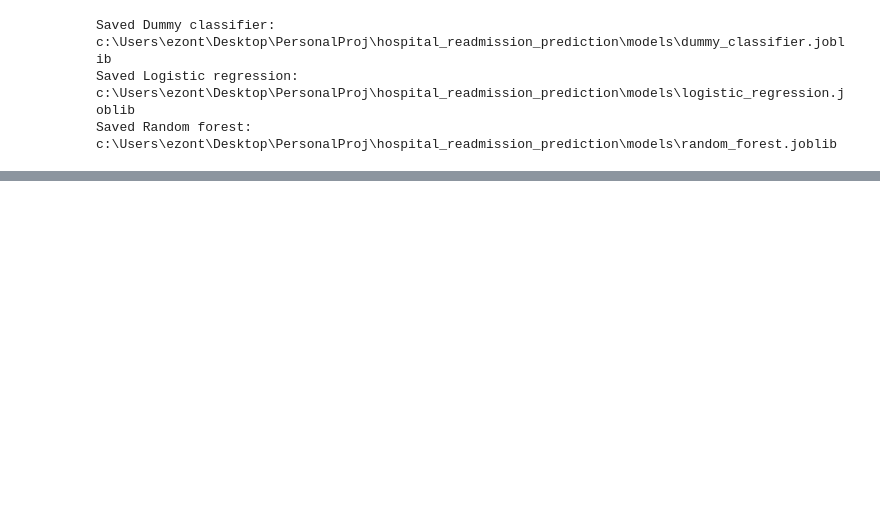
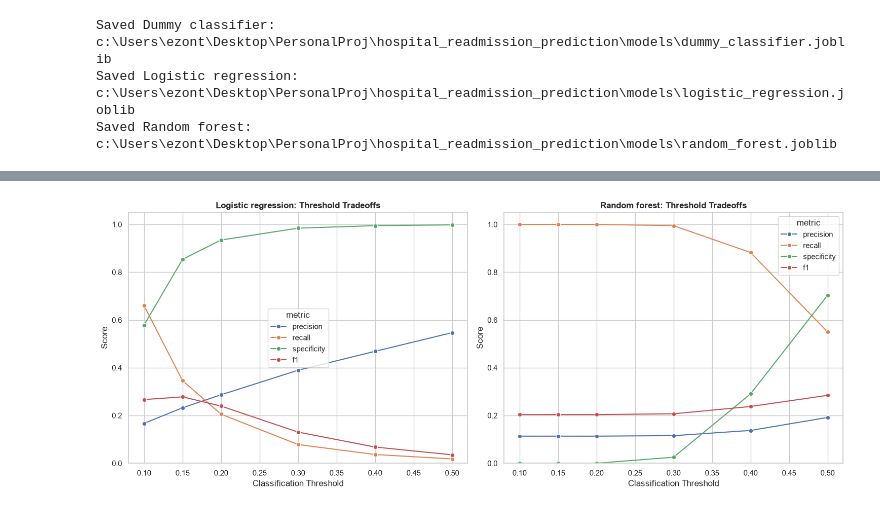
Before and after one commit to adanyabaileyportfolio/hospital_readmission_prediction, a Jupyter notebook: notebooks/03_modeling.ipynb, the cells around one changed output, grey strips where cells are left out. Drawn from its saved outputs; the diff is of its cells as text; code cells hidden in the pictures; blank space fills up the shorter version.

```diff
--- a/notebooks/03_modeling.ipynb
+++ b/notebooks/03_modeling.ipynb
@@ -347,0 +587,46 @@ Saved Random forest: c:\Users\ezont\Desktop\PersonalProj\hospital_readmission_pr
+# %%
+threshold_plot_data = threshold_results.melt(
+    id_vars=["model", "threshold"],
+    value_vars=["precision", "recall", "specificity", "f1"],
+    var_name="metric",
+    value_name="score"
+)
+
+fig, axes = plt.subplots(1, 2, figsize=(15, 6))
+
+for ax, model_name in zip(
+    axes,
+    ["Logistic regression", "Random forest"]
+):
+    model_data = threshold_plot_data[
+        threshold_plot_data["model"] == model_name
+    ]
+
+    sns.lineplot(
+        data=model_data,
+        x="threshold",
+        y="score",
+        hue="metric",
+        marker="o",
+        ax=ax
+    )
+
+    ax.set_title(
+        f"{model_name}: Threshold Tradeoffs",
+        fontweight="bold"
+    )
+    ax.set_xlabel("Classification Threshold")
+    ax.set_ylabel("Score")
+    ax.set_ylim(0, 1.05)
+
+plt.tight_layout()
+
+plt.savefig(
+    figures_path / "threshold_tradeoffs.png",
+    dpi=300,
+    bbox_inches="tight"
+)
+
+plt.show()
+# %% [output]
+[figure, added]
```
Also changed, not shown: parts of 13 cells of this notebook, 6 other files.
